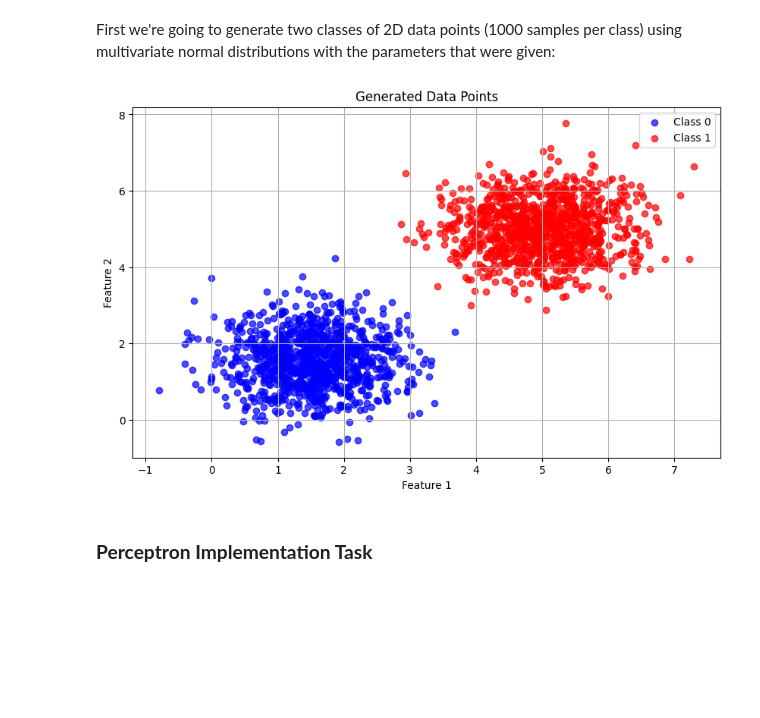
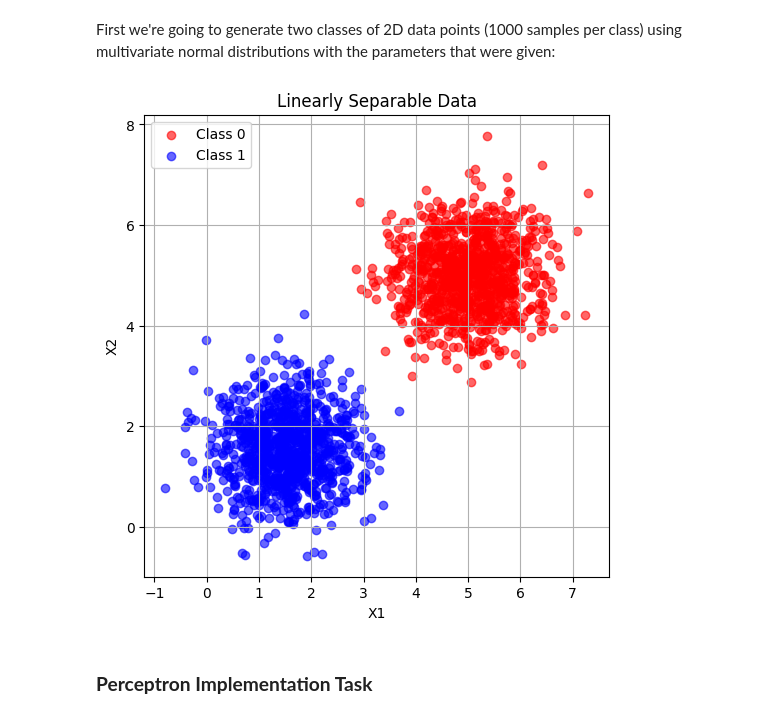
Before and after one commit to rodme02/Exs_RedesNeurais, a Jupyter notebook: docs/exercises/perceptron/notebook.ipynb, the cells around one changed output. Drawn from its saved outputs; the diff is of its cells as text; code cells hidden in the pictures; blank space fills up the shorter version.

```diff
--- a/docs/exercises/perceptron/notebook.ipynb
+++ b/docs/exercises/perceptron/notebook.ipynb
@@ -7,34 +97,20 @@
 # %% [markdown]
 First we're going to generate two classes of 2D data points (1000 samples per class) using multivariate normal distributions with the parameters that were given:
 # %%
-import numpy as np
-import matplotlib.pyplot as plt
-
-# Set random seed for reproducibility
 np.random.seed(42)
 
-# Parameters for the two classes
-mean0 = [1.5, 1.5]
-cov0 = [[0.5, 0], [0, 0.5]]
-mean1 = [5, 5]
-cov1 = [[0.5, 0], [0, 0.5]]
+mean0, cov0 = [1.5, 1.5], [[0.5, 0], [0, 0.5]]
+mean1, cov1 = [5, 5], [[0.5, 0], [0, 0.5]]
 
-# Generate the data
 class0 = np.random.multivariate_normal(mean0, cov0, 1000)
 class1 = np.random.multivariate_normal(mean1, cov1, 1000)
 
-# Plot the data
-plt.figure(figsize=(10, 6))
-plt.scatter(class0[:, 0], class0[:, 1], color='blue', label='Class 0', alpha=0.7)
-plt.scatter(class1[:, 0], class1[:, 1], color='red', label='Class 1', alpha=0.7)
-plt.title('Generated Data Points')
-plt.xlabel('Feature 1')
-plt.ylabel('Feature 2')
-plt.legend()
-plt.grid()
-plt.show()
+X1 = np.vstack((class0, class1))
+y1 = np.hstack((-1*np.ones(1000), np.ones(1000)))
+
+plot_data(X1, y1, "Linearly Separable Data")
 # %% [output]
-[figure, old version]
+[figure, new version]
 # %% [markdown]
 ### **Perceptron Implementation Task**
 # %% [markdown]
```
Also changed, not shown: parts of 6 cells of this notebook.
